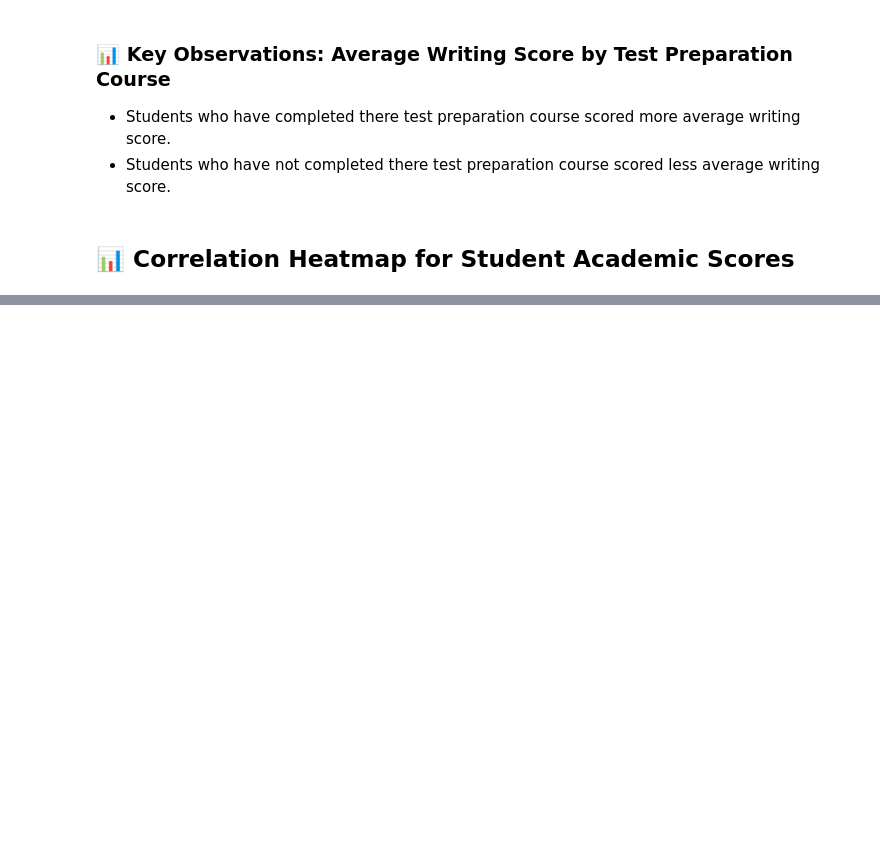
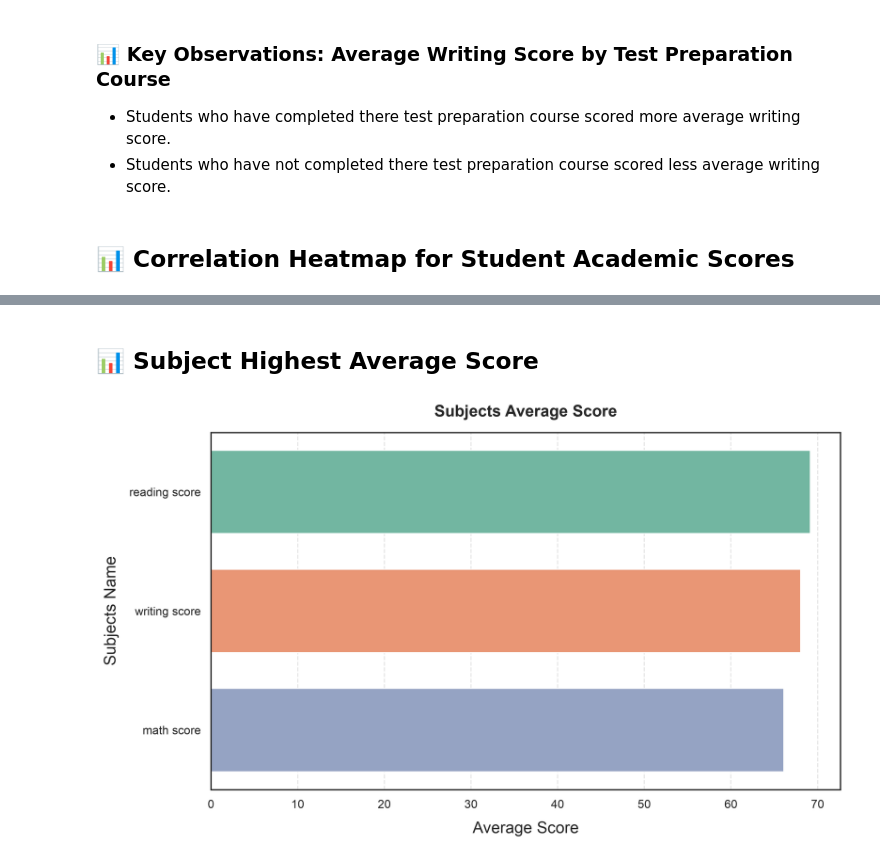
Before and after one commit to Pratyush-Guleria/data-analysis-projects, a Jupyter notebook: project-01-student-performance-analysis/notebooks/01_eda.ipynb, the cells around one changed output, grey strips where cells are left out. Cells and saved outputs as stored; diff of their text form; code cells hidden in the pictures; blank space fills up the shorter version.

```diff
--- a/project-01-student-performance-analysis/notebooks/01_eda.ipynb
+++ b/project-01-student-performance-analysis/notebooks/01_eda.ipynb
@@ -721,0 +727,31 @@ plt.show()
+# %% [markdown]
+## 📊 Subject Highest Average Score
+# %%
+plt.figure(figsize = (10, 6))
+
+subjects_average = df[["math score", "reading score", "writing score"]].mean().sort_values(ascending = False).reset_index(name = "Average Score")
+
+sns.barplot(
+    data = subjects_average,
+    errorbar = None,
+    hue = "index",
+    legend = False,
+    x = "Average Score",
+    y = "index",
+    palette = "Set2",
+    width = 0.7
+
+)
+
+plt.title("Subjects Average Score", fontsize = 15, fontweight = "bold", pad = 15)
+
+plt.grid(axis = 'x', linestyle = "--", alpha = 0.5)
+plt.xlabel("Average Score", fontsize = 15, labelpad = 10)
+plt.ylabel("Subjects Name", fontsize = 15, labelpad = 10)
+
+plt.tight_layout()
+
+plt.savefig("../images/subjects_highest_average_score.png", dpi = 300, bbox_inches = "tight")
+plt.show()
+# %% [output]
+[figure, added]
```
Also changed, not shown: parts of 6 cells of this notebook.
